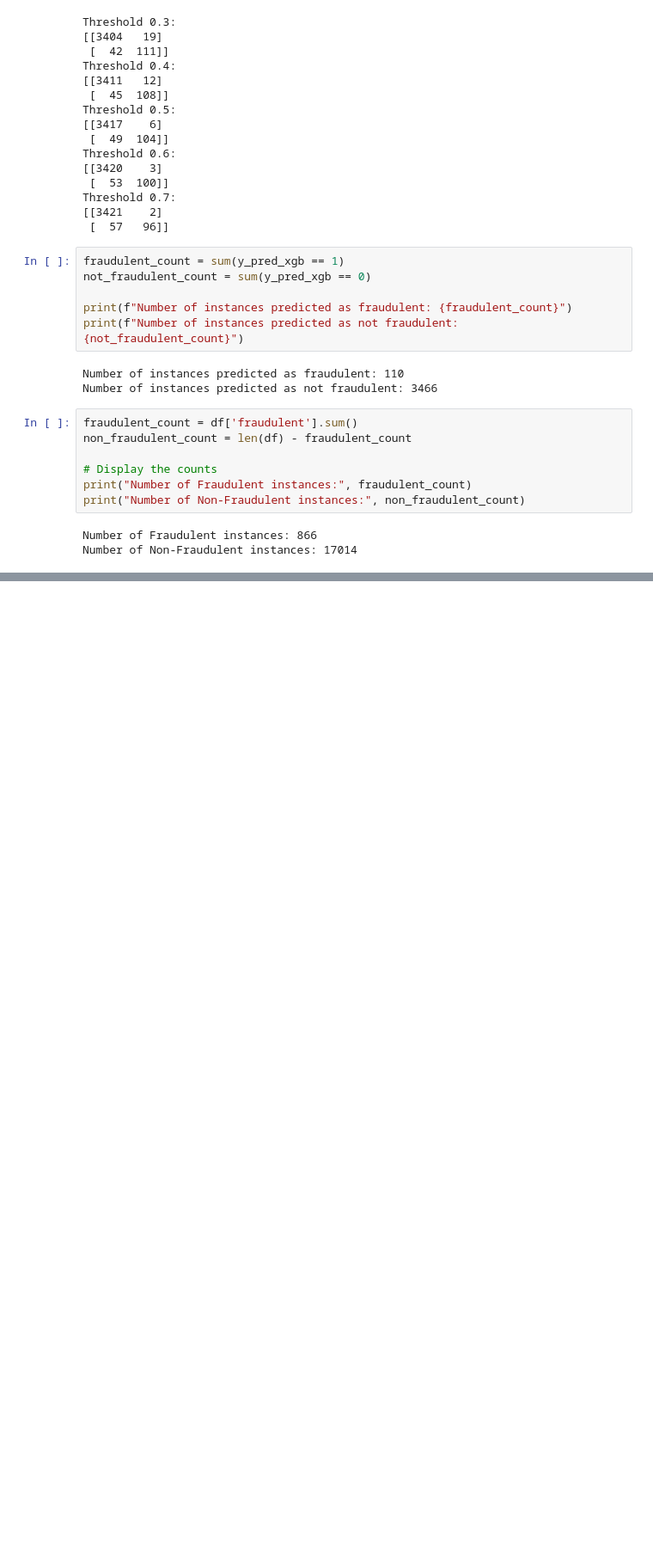
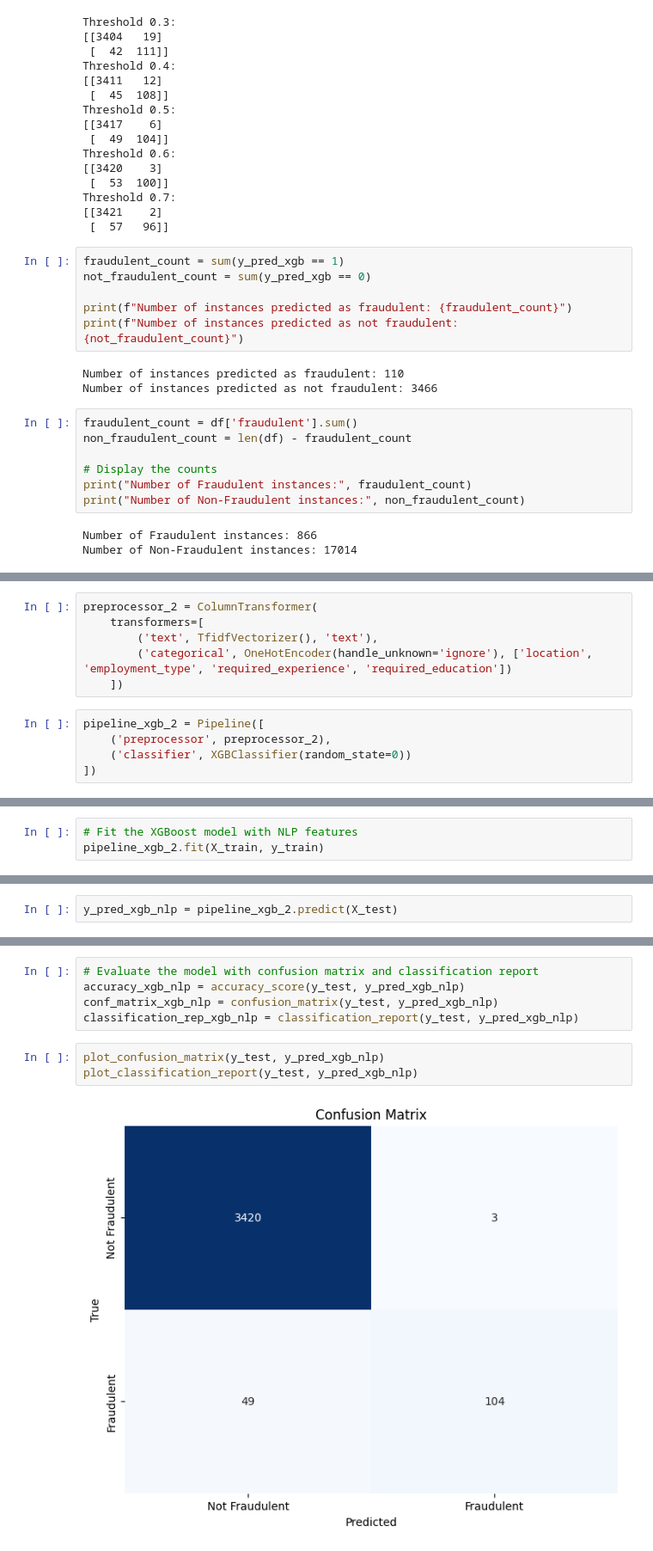
Before and after one commit to sihlemsk/DataScienceProjects, a Jupyter notebook: Job Posting Prediction (Classifier Project).ipynb, the cells around one changed output, grey strips where cells are left out. Shown at 86% size. Drawn from its saved outputs; the diff is of its cells as text; blank space fills up the shorter version.

```diff
--- a/Job Posting Prediction (Classifier Project).ipynb
+++ b/Job Posting Prediction (Classifier Project).ipynb
@@ -407,0 +411,11 @@ Number of Non-Fraudulent instances: 17014
+# %%
+preprocessor_2 = ColumnTransformer(
+    transformers=[
+        ('text', TfidfVectorizer(), 'text'),
+        ('categorical', OneHotEncoder(handle_unknown='ignore'), ['location', 'employment_type', 'required_experience', 'required_education'])
+    ])
+# %%
+pipeline_xgb_2 = Pipeline([
+    ('preprocessor', preprocessor_2),
+    ('classifier', XGBClassifier(random_state=0))
+])
@@ -407,0 +431,3 @@ Number of Non-Fraudulent instances: 17014
+# %%
+# Fit the XGBoost model with NLP features
+pipeline_xgb_2.fit(X_train, y_train)
@@ -407,0 +452,2 @@ Number of Non-Fraudulent instances: 17014
+# %%
+y_pred_xgb_nlp = pipeline_xgb_2.predict(X_test)
@@ -407,0 +462,10 @@ Number of Non-Fraudulent instances: 17014
+# %%
+# Evaluate the model with confusion matrix and classification report
+accuracy_xgb_nlp = accuracy_score(y_test, y_pred_xgb_nlp)
+conf_matrix_xgb_nlp = confusion_matrix(y_test, y_pred_xgb_nlp)
+classification_rep_xgb_nlp = classification_report(y_test, y_pred_xgb_nlp)
+# %%
+plot_confusion_matrix(y_test, y_pred_xgb_nlp)
+plot_classification_report(y_test, y_pred_xgb_nlp)
+# %% [output]
+[figure, added]
```
Also changed, not shown: parts of 13 cells of this notebook.
